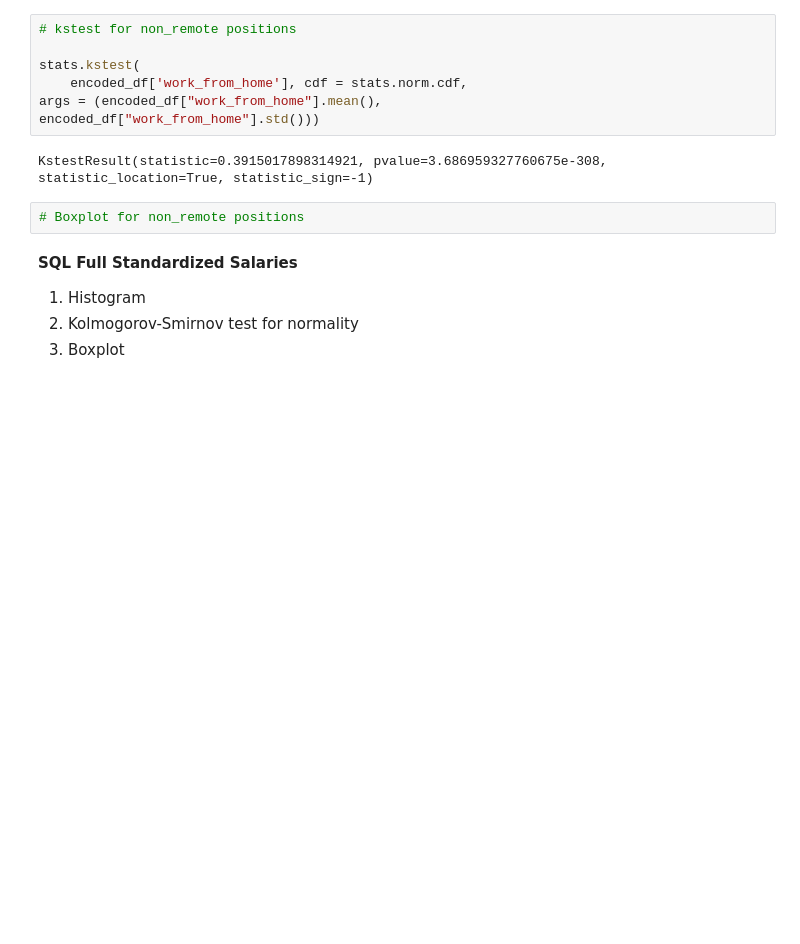
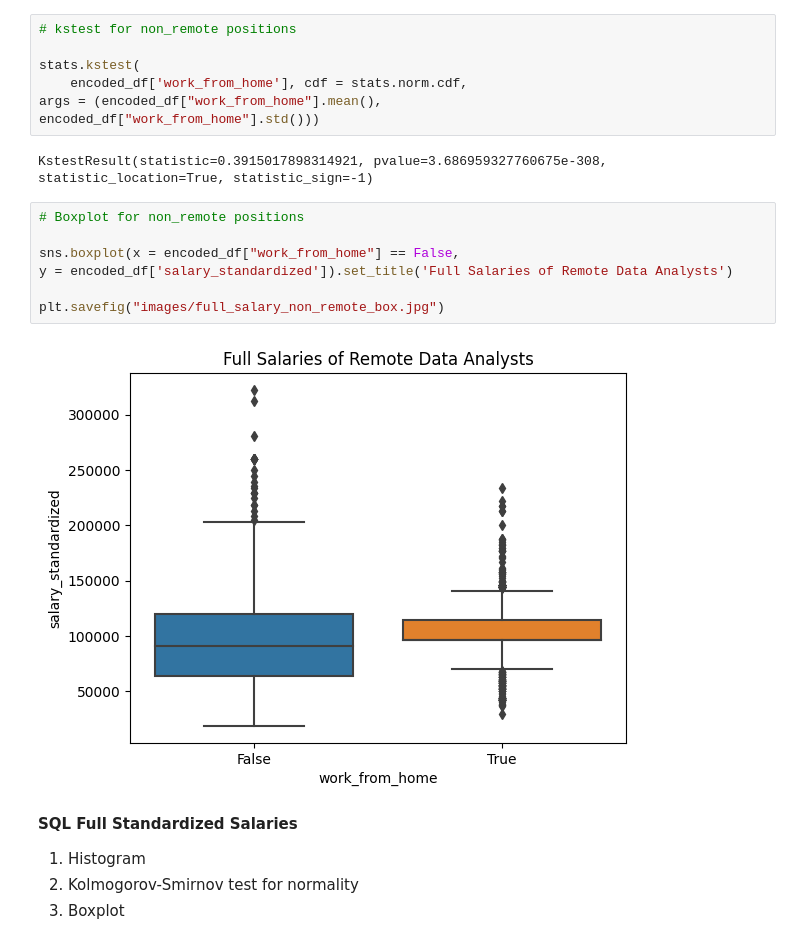
Before and after one commit to TechMikeSol/Job-Statistics, a Jupyter notebook: eda.ipynb, the cells around one changed output. Saved outputs shown, nothing was run; the diff lists cells and outputs as text; blank space fills up the shorter version.

```diff
--- a/eda.ipynb
+++ b/eda.ipynb
@@ -115,8 +117,15 @@ args = (encoded_df["work_from_home"].mean(),
 encoded_df["work_from_home"].std()))
 # %% [output]
 KstestResult(statistic=0.3915017898314921, pvalue=3.686959327760675e-308, statistic_location=True, statistic_sign=-1)
-# %%
-# Boxplot for non_remote positions
+# %%
+# Boxplot for non_remote positions
+
+sns.boxplot(x = encoded_df["work_from_home"] == False,
+y = encoded_df['salary_standardized']).set_title('Full Salaries of Remote Data Analysts')
+
+plt.savefig("images/full_salary_non_remote_box.jpg")
+# %% [output]
+[figure, added]
 # %% [markdown]
 **SQL Full Standardized Salaries**
 1. Histogram
```
Also changed, not shown: parts of 3 cells of this notebook, 5 other files.
